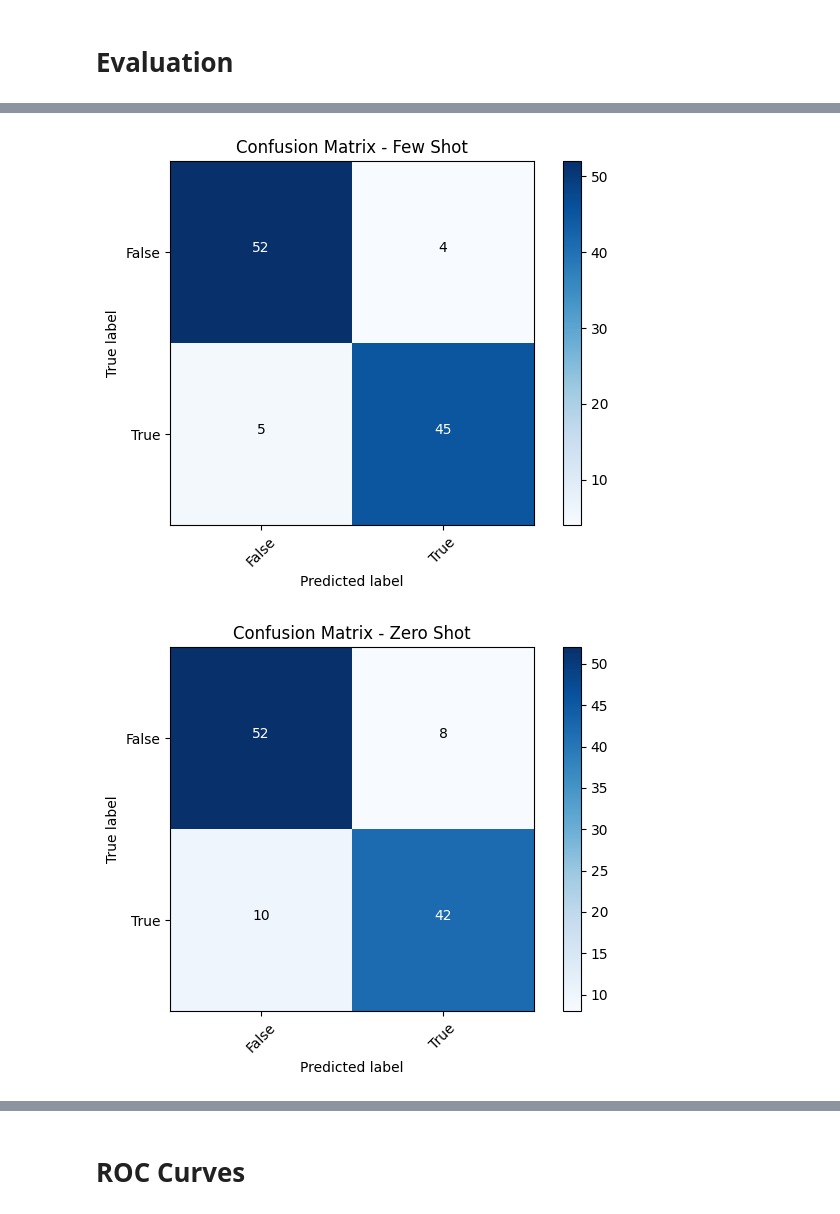
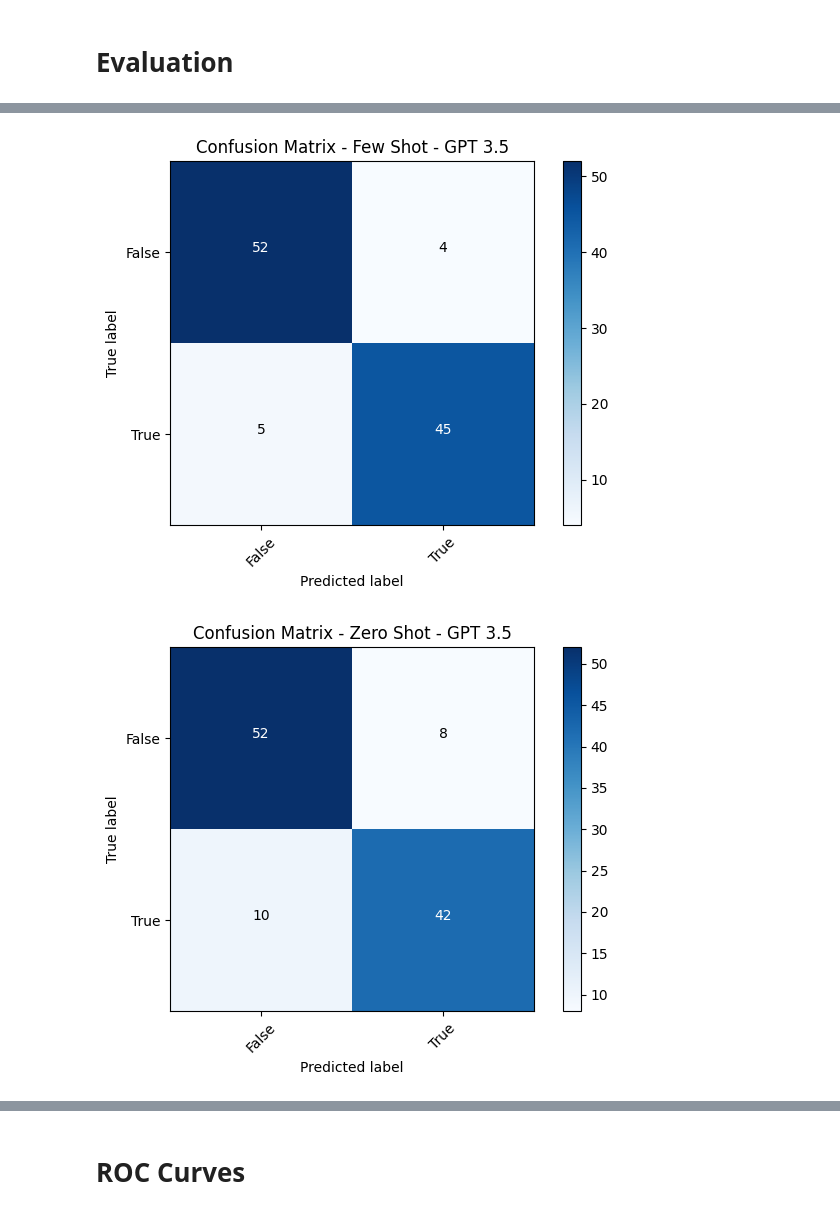
Before and after one commit to Dacian22/Medicar, a Jupyter notebook: Playground_LLM/EvaluationDataset.ipynb, the cells around one changed output, grey strips where cells are left out. Cells and saved outputs as stored; diff of their text form; code cells hidden in the pictures.

```diff
--- a/Playground_LLM/EvaluationDataset.ipynb
+++ b/Playground_LLM/EvaluationDataset.ipynb
@@ -10,8 +14,8 @@ from sklearn.metrics import confusion_matrix
 # %%
 # read the data
-df_zs = pd.read_csv('..\\Playground_LLM\\EvaluationDatasetZeroShot.csv',
+df_zs = pd.read_csv('..\\Playground_LLM\\..\\Resources\\EvaluationDatasetZeroShot.csv',
                     delimiter=';')
-df_fs = pd.read_csv('..\\Playground_LLM\\EvaluationDatasetFewShot.csv',
+df_fs = pd.read_csv('..\\Playground_LLM\\..\\Resources\\EvaluationDatasetFewShot.csv',
                     delimiter=';', usecols=['edgeUsable', 'LLMAnswer'],
                     na_values=['None'])
 
@@ -88,12 +142,12 @@ def plot_confusion_matrix(cm, classes,
 # %%
 cnf_matrix_fs = confusion_matrix(df_fs['edgeUsable'], df_fs['LLMAnswer'])
 np.set_printoptions(precision=2)
-plot_confusion_matrix(cnf_matrix_fs, classes=['False', 'True'], title='Confusion Matrix - Few Shot')
+plot_confusion_matrix(cnf_matrix_fs, classes=['False', 'True'], title='Confusion Matrix - Few Shot - GPT 3.5')
 # %% [output]
-[figure, old version]
+[figure, new version]
 # %%
 cnf_matrix_zs = confusion_matrix(df_zs['edgeUsable'], df_zs['ZeroShotOutput'])
 np.set_printoptions(precision=2)
-plot_confusion_matrix(cnf_matrix_zs, classes=['False', 'True'], title='Confusion Matrix - Zero Shot')
+plot_confusion_matrix(cnf_matrix_zs, classes=['False', 'True'], title='Confusion Matrix - Zero Shot - GPT 3.5')
 # %% [output]
-[figure, old version]
+[figure, new version]
```
Also changed, not shown: parts of 7 cells of this notebook, 4 other files.
